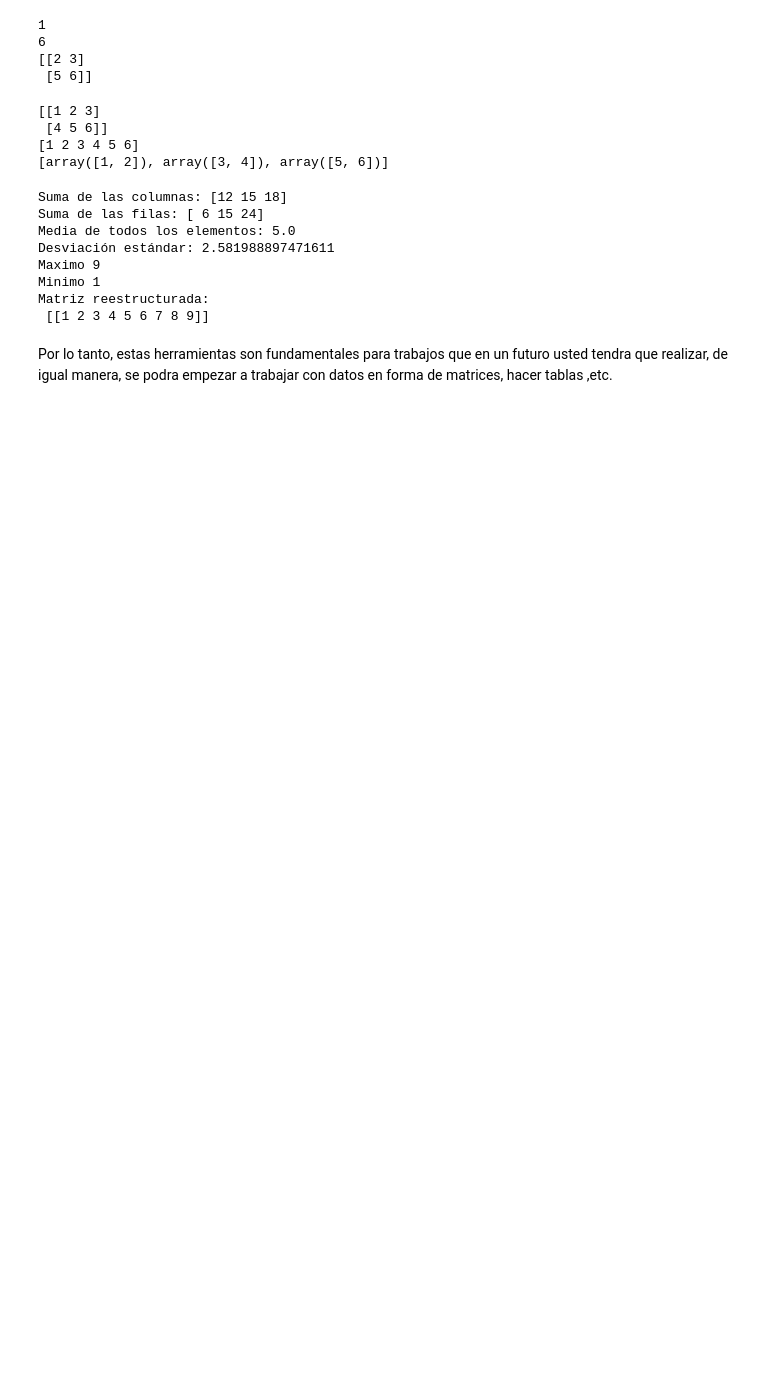
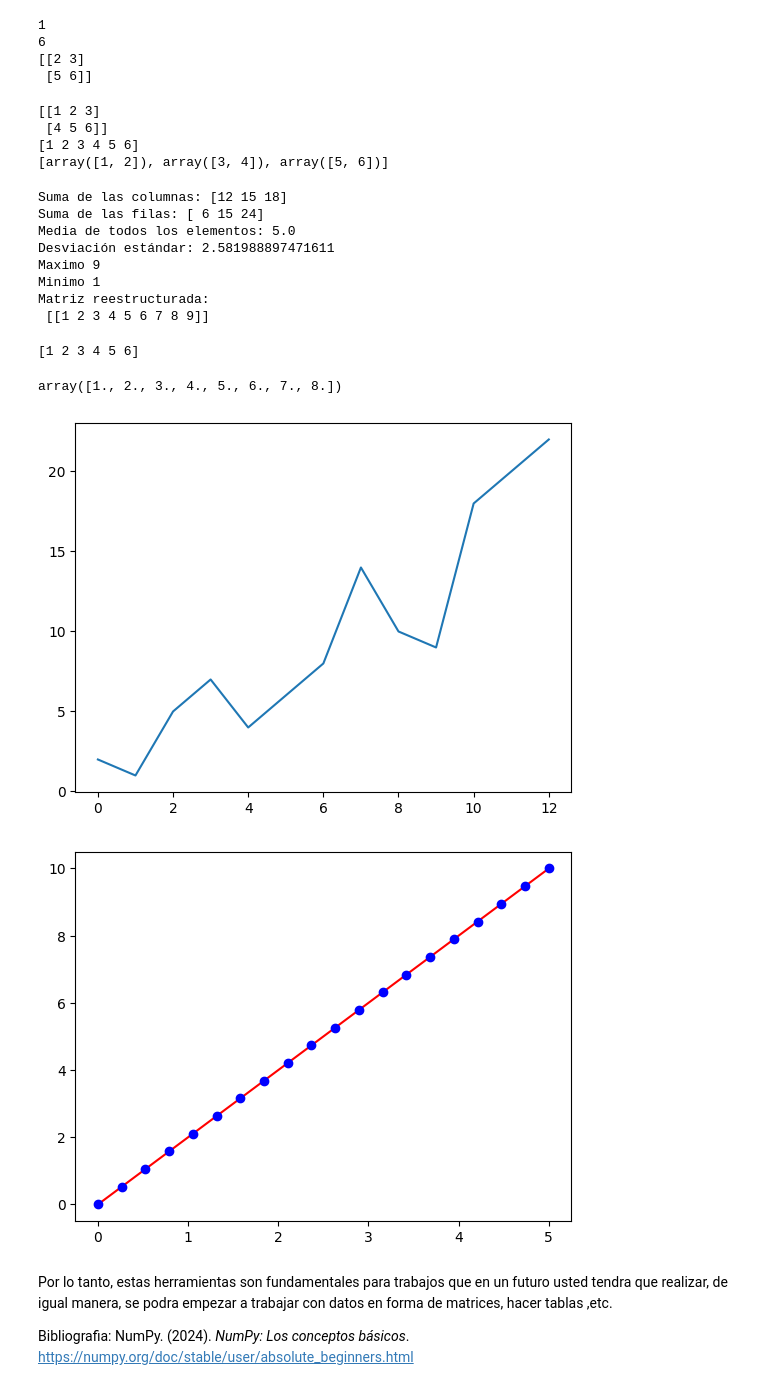
Before and after one commit to CervantesMCinthiaK/Metodos-Numericos, a Jupyter notebook: Tutorial Numpy.ipynb, the cells around one changed output. Cells and saved outputs as stored; diff of their text form; code cells hidden in the pictures; blank space fills up the shorter version.

```diff
--- a/Tutorial Numpy.ipynb
+++ b/Tutorial Numpy.ipynb
@@ -383,5 +410,51 @@ Maximo 9
 Minimo 1
 Matriz reestructurada:
  [[1 2 3 4 5 6 7 8 9]]
+# %%
+#Afortunadamente, existen varias formas de guardar y cargar objetos con NumPy
+#. Por ejemplo, si crea esta matriz:
+a = np.array([1, 2, 3, 4, 5, 6])
+#puede guardarlo con:
+np.save('filename', a)
+#para reconstruir tu matriz
+b = np.load('filename.npy')
+print(b)
+
+
+csv_arr = np.array([1, 2, 3, 4, 5, 6, 7, 8])
+#guardar como archivo .csv
+np.savetxt('new_file.csv', csv_arr)
+np.loadtxt('new_file.csv') #Puede cargar rápida y fácilmente su archivo
+# %% [output]
+[1 2 3 4 5 6]
+array([1., 2., 3., 4., 5., 6., 7., 8.])
+# %%
+#Te preguntaras como Trazar Matrices con tabla:
+#Importas  import matplotlib.pyplot as plt
+#creas el array
+a = np.array([2, 1, 5, 7, 4, 6, 8, 14, 10, 9, 18, 20, 22])
+plt.plot(a) #lo que se necesita solo es mandar a llamar "a"
+plt.show()
+
+
+#Por ejemplo, puedes trazar una matriz 1D de la siguiente manera:
+# Crear dos arreglos de numeros igualmente espaciados
+x = np.linspace(0, 5, 20)
+y = np.linspace(0, 10, 20)
+
+# Graficar
+plt.plot(x, y, "red")
+
+# Graficar los puntos
+plt.plot(x, y, 'o', color="blue")
+
+# Mostrar el gráfico
+plt.show()
+# %% [output]
+[figure, added]
+[figure, added]
 # %% [markdown]
 Por lo tanto, estas herramientas son fundamentales para trabajos que en un futuro usted tendra que realizar, de igual manera, se podra empezar a  trabajar con datos en forma de matrices, hacer tablas ,etc.
+
+Bibliografia:
+NumPy. (2024). *NumPy: Los conceptos básicos*. https://numpy.org/doc/stable/user/absolute_beginners.html
```
Also changed, not shown: parts of 5 cells of this notebook.
